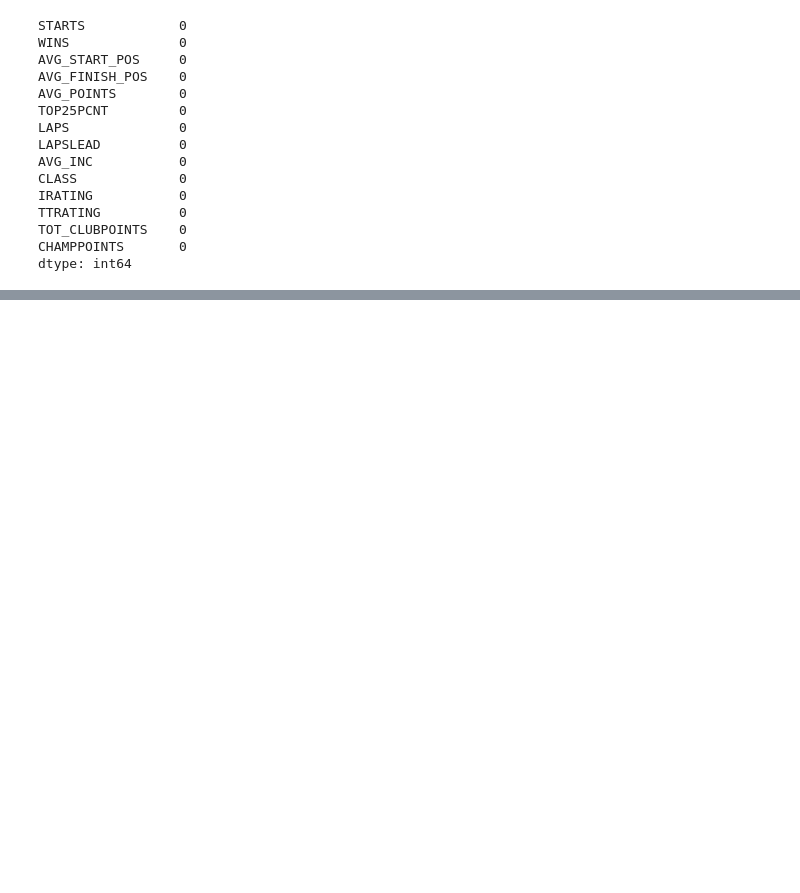
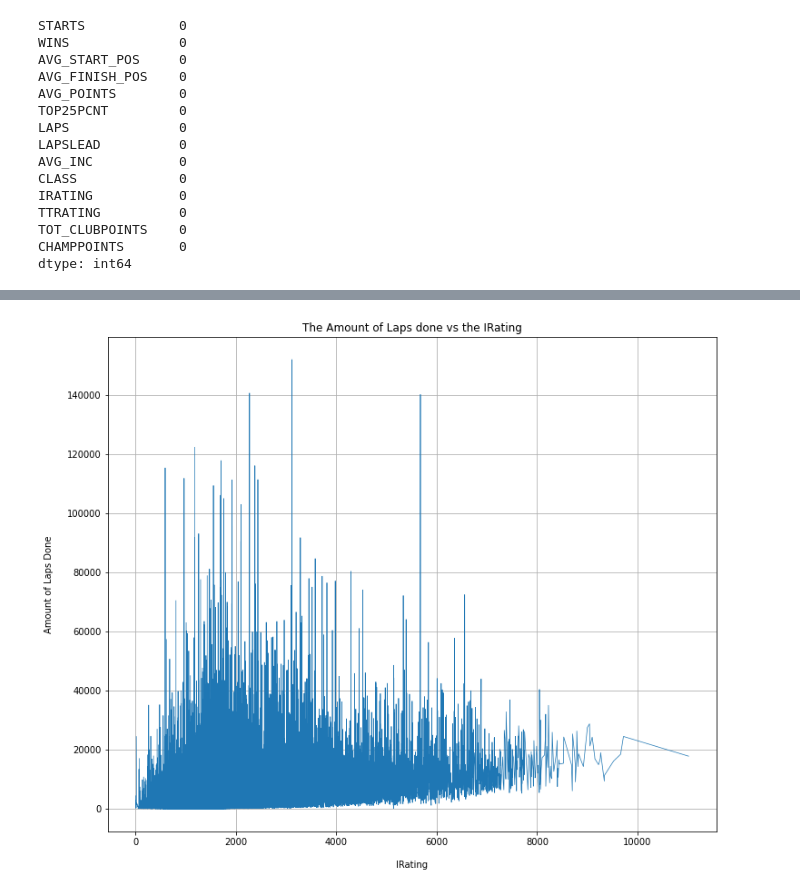
Before and after one commit to OhOmah/Unit-1-Build-Sprint-Exploratory-Data-Analysis, a Jupyter notebook: Build_Week_Omar_Zaffar_DS18.ipynb, the cells around one changed output, grey strips where cells are left out. Drawn from its saved outputs; the diff is of its cells as text; code cells hidden in the pictures; blank space fills up the shorter version.

```diff
--- a/Build_Week_Omar_Zaffar_DS18.ipynb
+++ b/Build_Week_Omar_Zaffar_DS18.ipynb
@@ -319,0 +339,19 @@ plt.show()
+# %%
+# My second visulation, line plot that will better show the relationship between the IRating and amount of laps
+
+fig, ax = plt.subplots()
+
+# Making my line plot
+road.set_index('IRATING')['LAPS'].plot(figsize=(12, 10), linewidth=.7)
+
+# Setting my labels and title
+ax.set_xlabel('IRating', labelpad=15)
+ax.set_ylabel('Amount of Laps Done', labelpad=15)
+ax.set_title('The Amount of Laps done vs the IRating')
+
+# Adding a grid
+ax.grid('on')
+
+plt.show()
+# %% [output]
+[figure, added]
```
Also changed, not shown: parts of 5 cells of this notebook.
